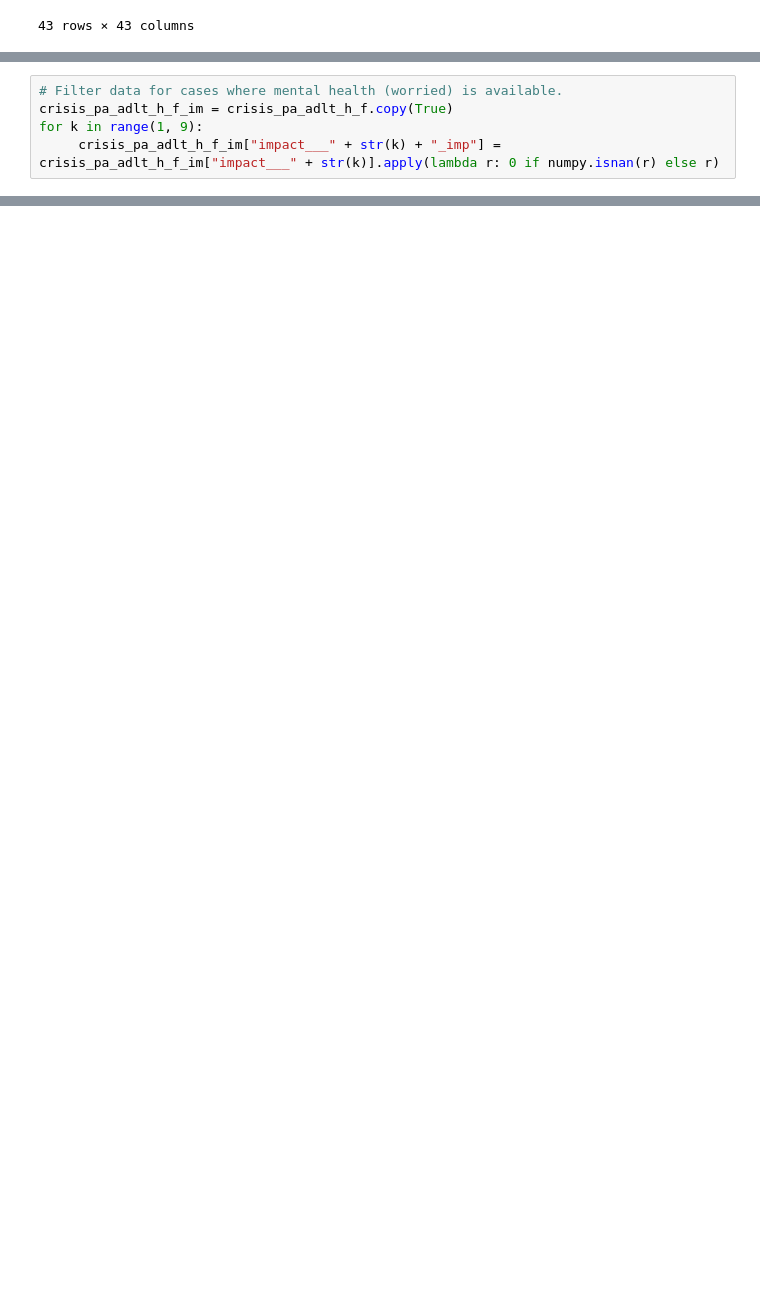
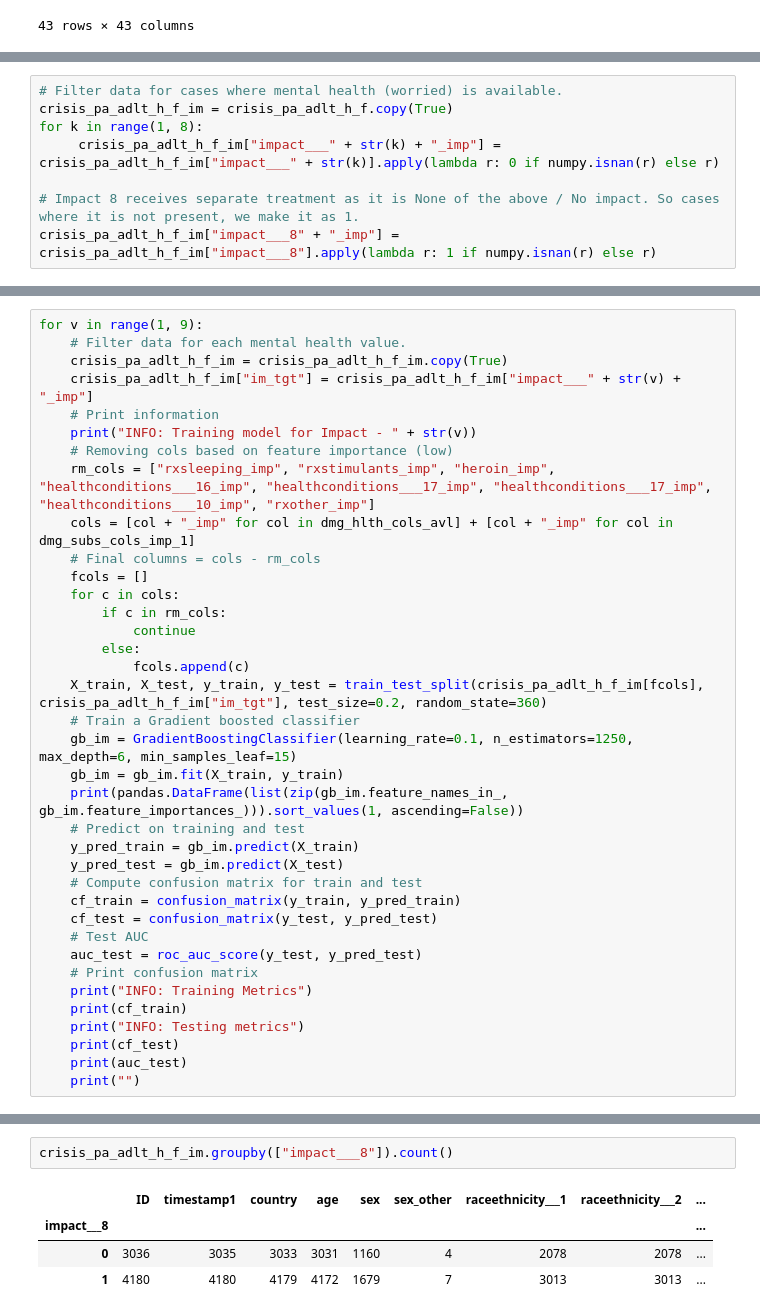
Before and after one commit to msanjit/ML-for-Good-Hackathon, a Jupyter notebook: vcare/notebooks/crisis_prolific_analysis_v1.ipynb, the cells around one changed output, grey strips where cells are left out. Saved outputs shown, nothing was run; the diff lists cells and outputs as text; blank space fills up the shorter version.

Commit message:
Crisis Prolific analysis

```diff
--- a/vcare/notebooks/crisis_prolific_analysis_v1.ipynb
+++ b/vcare/notebooks/crisis_prolific_analysis_v1.ipynb
@@ -698,5 +698,8 @@ crisis_pa_adlt_h_f_wr[[col + "_imp" for col in dmg_hlth_cols_avl] + ["worriedmen
 # %%
 # Filter data for cases where mental health (worried) is available.
 crisis_pa_adlt_h_f_im = crisis_pa_adlt_h_f.copy(True)
-for k in range(1, 9):
+for k in range(1, 8):
      crisis_pa_adlt_h_f_im["impact___" + str(k) + "_imp"] = crisis_pa_adlt_h_f_im["impact___" + str(k)].apply(lambda r: 0 if numpy.isnan(r) else r)
+
+# Impact 8 receives separate treatment as it is None of the above / No impact. So cases where it is not present, we make it as 1.
+crisis_pa_adlt_h_f_im["impact___8" + "_imp"] = crisis_pa_adlt_h_f_im["impact___8"].apply(lambda r: 1 if numpy.isnan(r) else r)
@@ -717,0 +760,37 @@ Name: impact___1_imp, dtype: int64
+# %%
+for v in range(1, 9):
+    # Filter data for each mental health value.
+    crisis_pa_adlt_h_f_im = crisis_pa_adlt_h_f_im.copy(True)
+    crisis_pa_adlt_h_f_im["im_tgt"] = crisis_pa_adlt_h_f_im["impact___" + str(v) + "_imp"]
+    # Print information
+    print("INFO: Training model for Impact - " + str(v))
+    # Removing cols based on feature importance (low)
+    rm_cols = ["rxsleeping_imp", "rxstimulants_imp", "heroin_imp", "healthconditions___16_imp", "healthconditions___17_imp", "healthconditions___17_imp", "healthconditions___10_imp", "rxother_imp"]
+    cols = [col + "_imp" for col in dmg_hlth_cols_avl] + [col + "_imp" for col in dmg_subs_cols_imp_1]
+    # Final columns = cols - rm_cols
+    fcols = []
+    for c in cols:
+        if c in rm_cols:
+            continue
+        else:
+            fcols.append(c)
+    X_train, X_test, y_train, y_test = train_test_split(crisis_pa_adlt_h_f_im[fcols], crisis_pa_adlt_h_f_im["im_tgt"], test_size=0.2, random_state=360)
+    # Train a Gradient boosted classifier
+    gb_im = GradientBoostingClassifier(learning_rate=0.1, n_estimators=1250, max_depth=6, min_samples_leaf=15)
+    gb_im = gb_im.fit(X_train, y_train)
+    print(pandas.DataFrame(list(zip(gb_im.feature_names_in_, gb_im.feature_importances_))).sort_values(1, ascending=False))
+    # Predict on training and test
+    y_pred_train = gb_im.predict(X_train)
+    y_pred_test = gb_im.predict(X_test)
+    # Compute confusion matrix for train and test
+    cf_train = confusion_matrix(y_train, y_pred_train)
+    cf_test = confusion_matrix(y_test, y_pred_test)
+    # Test AUC
+    auc_test = roc_auc_score(y_test, y_pred_test)
+    # Print confusion matrix
+    print("INFO: Training Metrics")
+    print(cf_train)
+    print("INFO: Testing metrics")
+    print(cf_test)
+    print(auc_test)
+    print("")
@@ -717,0 +815,7 @@ Name: impact___1_imp, dtype: int64
+# %%
+crisis_pa_adlt_h_f_im.groupby(["impact___8"]).count()
+# %% [output]
+|  | ID | timestamp1 | country | age | sex | sex_other | raceethnicity___1 | raceethnicity___2 | ... |
+| impact___8 |  |  |  |  |  |  |  |  | ... |
+| 0 | 3036 | 3035 | 3033 | 3031 | 1160 | 4 | 2078 | 2078 | ... |
+| 1 | 4180 | 4180 | 4179 | 4172 | 1679 | 7 | 3013 | 3013 | ... |
```
Also changed, not shown: parts of 10 cells of this notebook.
